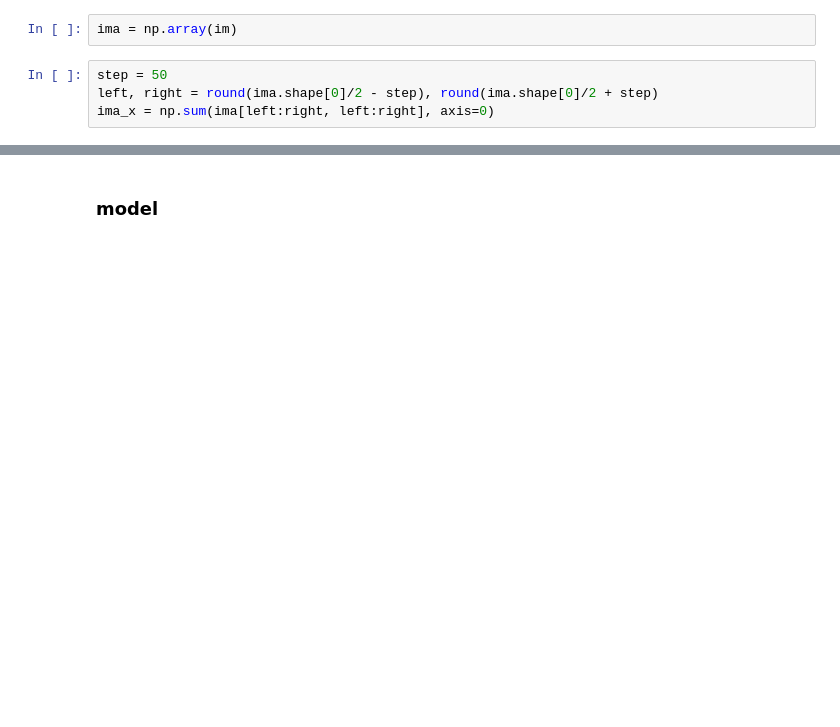
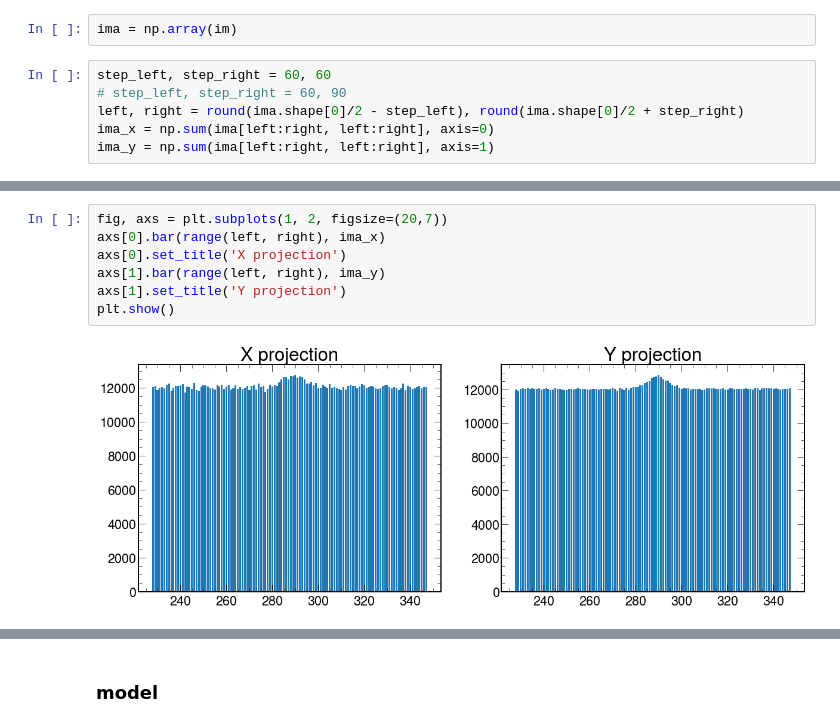
Before and after one commit to depot-hep/idao-2021, a Jupyter notebook: data_studies/fittin.ipynb, the cells around one changed output, grey strips where cells are left out. Drawn from its saved outputs; the diff is of its cells as text; blank space fills up the shorter version.

Commit message:
fitting both projections and stability improvements

```diff
--- a/data_studies/fittin.ipynb
+++ b/data_studies/fittin.ipynb
@@ -17,6 +27,8 @@ im = Image.open('images/-0.5065000057220459__CYGNO_60_40_He_NR_20_keV_930V_30cm_
 # %%
 ima = np.array(im)
 # %%
-step = 50
-left, right = round(ima.shape[0]/2 - step), round(ima.shape[0]/2 + step)
+step_left, step_right = 60, 60
+# step_left, step_right = 60, 90
+left, right = round(ima.shape[0]/2 - step_left), round(ima.shape[0]/2 + step_right)
 ima_x = np.sum(ima[left:right, left:right], axis=0)
+ima_y = np.sum(ima[left:right, left:right], axis=1)
@@ -27,0 +35,9 @@ plt.show()
+# %%
+fig, axs = plt.subplots(1, 2, figsize=(20,7))
+axs[0].bar(range(left, right), ima_x)
+axs[0].set_title('X projection')
+axs[1].bar(range(left, right), ima_y)
+axs[1].set_title('Y projection')
+plt.show()
+# %% [output]
+[figure, added]
```
Also changed, not shown: parts of 32 cells of this notebook, 6 other files.
